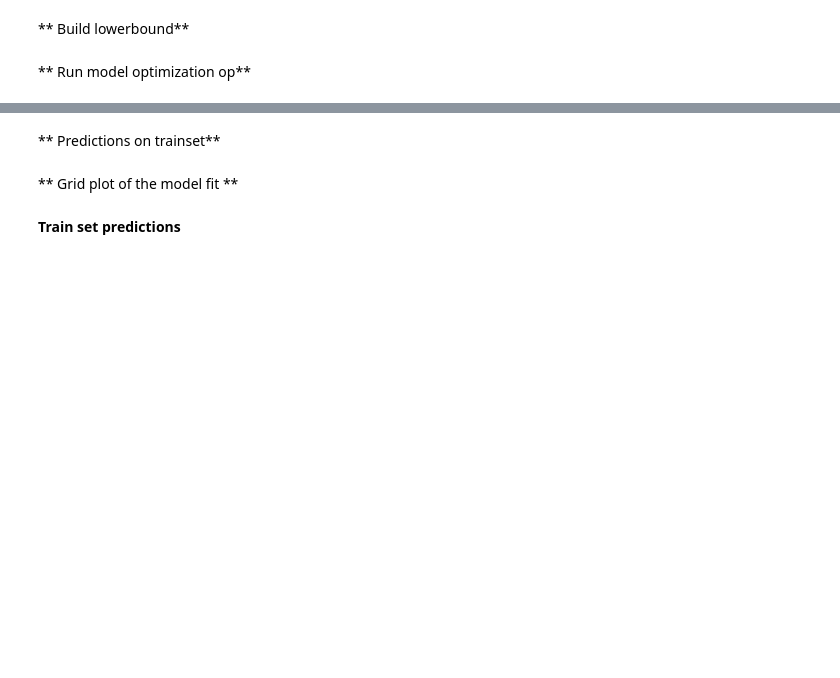
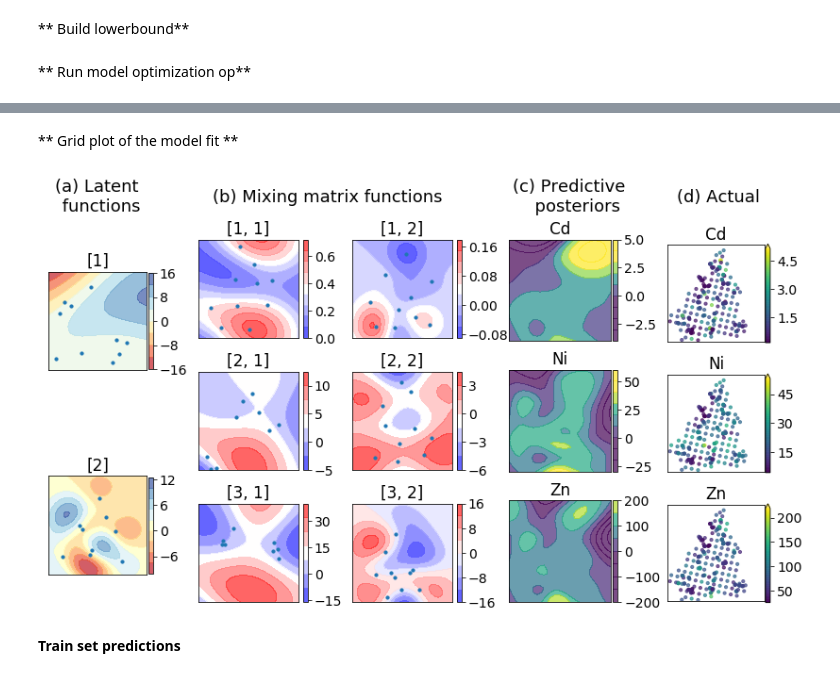
Before and after one commit to hegdepashupati/gprn-svi, a Jupyter notebook: gprn-jura.ipynb, the cells around one changed output, grey strips where cells are left out. Saved outputs shown, nothing was run; the diff lists cells and outputs as text; code cells hidden in the pictures; blank space fills up the shorter version.

```diff
--- a/gprn-jura.ipynb
+++ b/gprn-jura.ipynb
@@ -55,12 +56,12 @@ train_data = DataSet(Xtrain,Ytrain)
 # %%
 ###############################################
-
-num_iter      = 50000           # optimization iterations
+num_iter      = 30000           # optimization iterations
 num_minibatch = 220             # mini-batch size
 num_output    = Ytrain.shape[1] # number of responses
 num_latent    = 2               # number of latent functions
 num_data      = Xtrain.shape[0] # number of observations
-
+qf_diag       = True            # diagnoal approx for variational posterior
+qw_diag       = True
 
 
 num_inducing_f = [10            # number of inducing points for latent function \f
@@ -70,11 +71,8 @@ num_inducing_w = [[10           # number of inducing points for weight matrix co
                    for i in range(num_output)]
                    for j in range(num_latent)]
 
-qf_diag = True  # diagnoal assumption for inducing posterior S_f
-qw_diag = True  # diagnoal assumption for inducing posterior S_w
-
-kern_param_learning_rate = 1e-2
-indp_param_learning_rate = 1e-2
+kern_param_learning_rate  = 1e-3 # learning rates
+indp_param_learning_rate  = 1e-3
 noise_param_learning_rate = 1e-3
 ###############################################
 # %% [markdown]
@@ -364,24 +238,21 @@ INFO:tensorflow:Summary name likelihood/variance2:0/gradient is illegal; using l
 # %%
+train_op = generate_train_op(cost)
+
 sess = tf.InteractiveSession()
-
-# model saver
 saver = tf.train.Saver()
 
-# tensorboard summary
 summ_merged = tf.summary.merge_all()
-summary_writer = tf.summary.FileWriter(tbPath,
-                                        graph=sess.graph)
-
+summary_writer = tf.summary.FileWriter(tbPath,graph=sess.graph)
 sess.run(tf.global_variables_initializer())
 # %%
 print('{:>16s}'.format("iteration"),'{:>16s}'.format("objective"),'{:>16s}'.format("var_exp"),'{:>16s}'.format("kl"))
 
-for i in range(num_iter):
+for i in np.arange(1,num_iter+1):
     batch = train_data.next_batch(num_minibatch)
     try:
         summary,_ = sess.run([summ_merged,train_op],feed_dict={X : batch[0],Y : batch[1]})
 
-        if i % 1000 == 0:
+        if i % 2000 == 0:
             _cost    = cost.eval({X : batch[0],Y : batch[1]})
             _var_exp = var_exp.eval({X : batch[0],Y :batch[1]})
             _kl      = kl.eval({X : batch[0],Y : batch[1]})
@@ -420,2 +290,0 @@ summary_writer.close()
-# %% [markdown]
-** Predictions on trainset**
@@ -517,3 +293,24 @@ plt.show()
+# %%
+# create grid co-ordinates
+x1min = 0.5;x1max = 6.0;x2min =0.5;x2max = 6.0;
+xplot, yplot = np.meshgrid(np.linspace(x1min,x1max,30),np.linspace(x2min,x2max,30))
+Xplot = np.concatenate([xplot.reshape(-1,1),yplot.reshape(-1,1)],axis=1)
+
+# predictions
+pred_plt_wfmean = wfmean.eval({X:Xplot})
+pred_plt_fmean = fmean.eval({X:Xplot})
+pred_plt_wmean = wmean.eval({X:Xplot})
+
+# inducing locations and values
+ind_plot_f = [Zf_list[i].get_tfv().eval()
+              for i in range(num_latent)]
+ind_plot_w = [[Zw_list[j][i].get_tfv().eval()
+              for i in range(num_output)]
+              for j in range(num_latent)]
+
+plot_gprn_fit(Xtrain,Ytrain,xplot,yplot,pred_plt_wfmean,pred_plt_fmean,pred_plt_wmean,ind_plot_f,ind_plot_w)
+# %% [output]
+[figure, added]
 # %% [markdown]
 **Train set predictions**
 # %%
```
Also changed, not shown: parts of 15 cells of this notebook, 15 other files.
